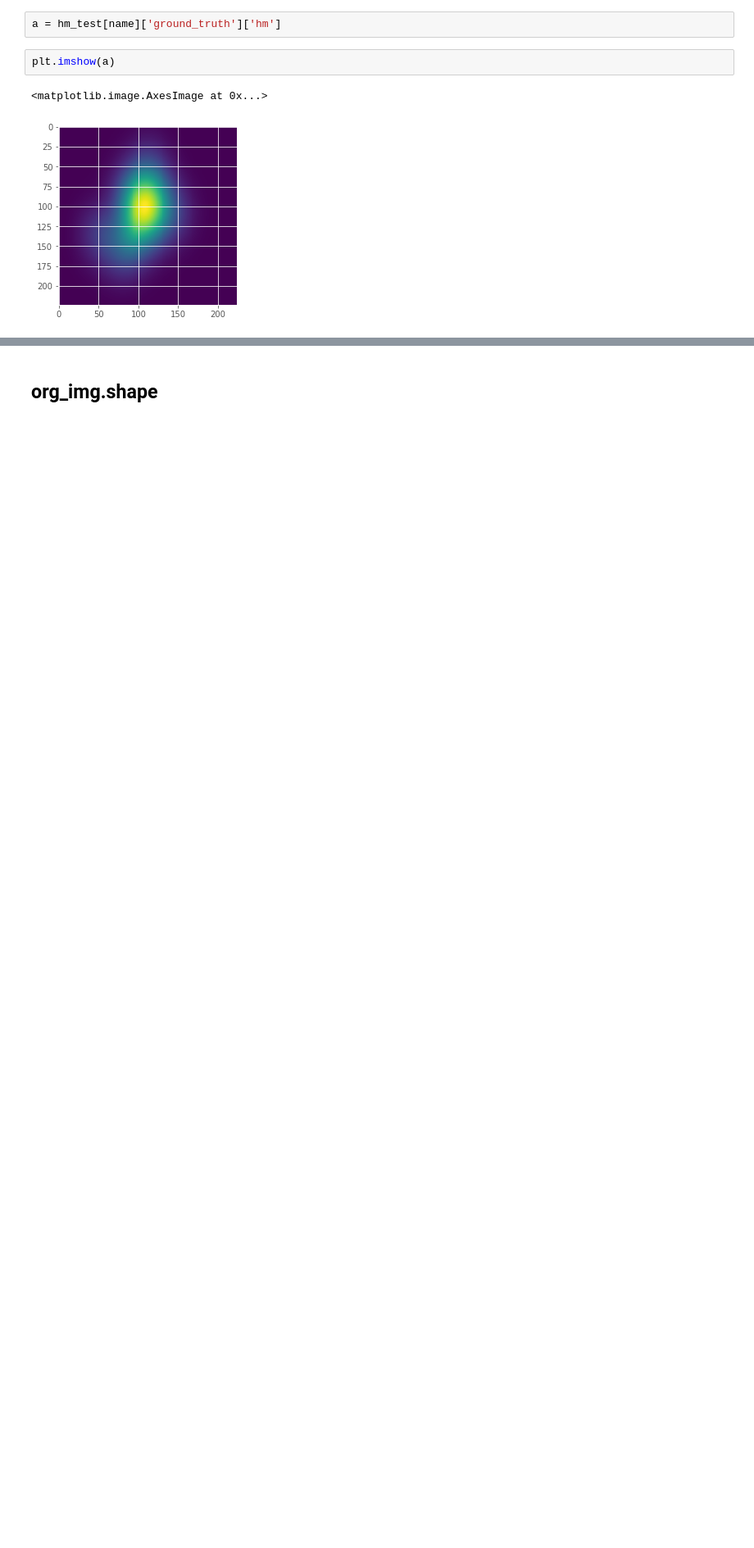
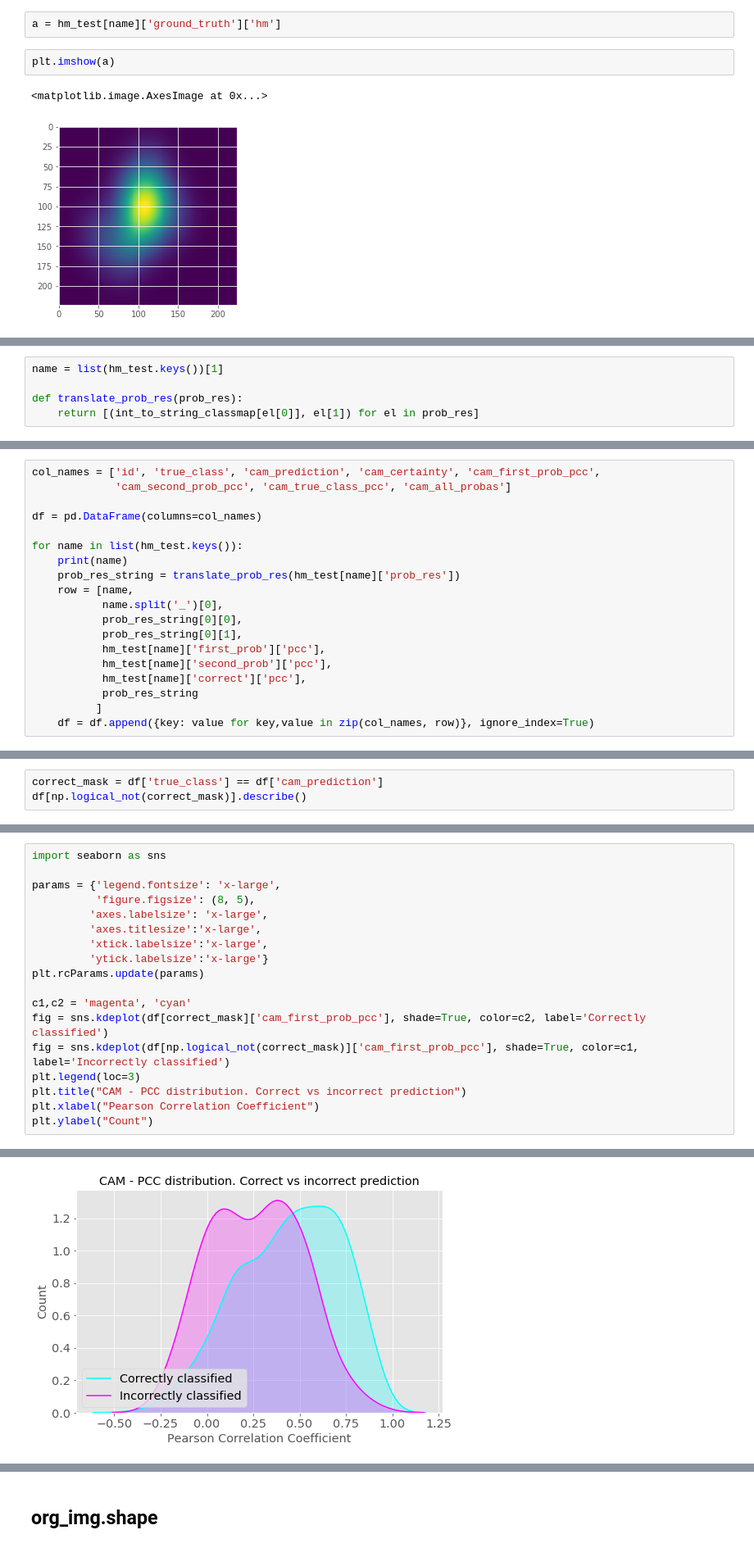
Before and after one commit to m3h0w/visual-attention-cnn-and-eye-tracking, a Jupyter notebook: cam/Global Pooling CNN Vis.ipynb, the cells around one changed output, grey strips where cells are left out. Shown at 82% size. Saved outputs shown, nothing was run; the diff lists cells and outputs as text; blank space fills up the shorter version.

```diff
--- a/cam/Global Pooling CNN Vis.ipynb
+++ b/cam/Global Pooling CNN Vis.ipynb
@@ -786,0 +661,5 @@ plt.imshow(a)
+# %%
+name = list(hm_test.keys())[1]
+
+def translate_prob_res(prob_res):
+    return [(int_to_string_classmap[el[0]], el[1]) for el in prob_res]
@@ -786,0 +670,19 @@ plt.imshow(a)
+# %%
+col_names = ['id', 'true_class', 'cam_prediction', 'cam_certainty', 'cam_first_prob_pcc',
+             'cam_second_prob_pcc', 'cam_true_class_pcc', 'cam_all_probas']
+
+df = pd.DataFrame(columns=col_names)
+
+for name in list(hm_test.keys()):
+    print(name)
+    prob_res_string = translate_prob_res(hm_test[name]['prob_res'])
+    row = [name,
+           name.split('_')[0],
+           prob_res_string[0][0],
+           prob_res_string[0][1],
+           hm_test[name]['first_prob']['pcc'],
+           hm_test[name]['second_prob']['pcc'],
+           hm_test[name]['correct']['pcc'],
+           prob_res_string
+          ]
+    df = df.append({key: value for key,value in zip(col_names, row)}, ignore_index=True)
@@ -786,0 +699,3 @@ plt.imshow(a)
+# %%
+correct_mask = df['true_class'] == df['cam_prediction']
+df[np.logical_not(correct_mask)].describe()
@@ -786,0 +724,19 @@ plt.imshow(a)
+# %%
+import seaborn as sns
+
+params = {'legend.fontsize': 'x-large',
+          'figure.figsize': (8, 5),
+         'axes.labelsize': 'x-large',
+         'axes.titlesize':'x-large',
+         'xtick.labelsize':'x-large',
+         'ytick.labelsize':'x-large'}
+plt.rcParams.update(params)
+
+c1,c2 = 'magenta', 'cyan'
+fig = sns.kdeplot(df[correct_mask]['cam_first_prob_pcc'], shade=True, color=c2, label='Correctly classified')
+fig = sns.kdeplot(df[np.logical_not(correct_mask)]['cam_first_prob_pcc'], shade=True, color=c1, label='Incorrectly classified')
+plt.legend(loc=3)
+plt.title("CAM - PCC distribution. Correct vs incorrect prediction")
+plt.xlabel("Pearson Correlation Coefficient")
+plt.ylabel("Count")
+# %% [output]
@@ -786,0 +744 @@ plt.imshow(a)
+[figure, added]
```
Also changed, not shown: parts of 18 cells of this notebook, 5 other files.
